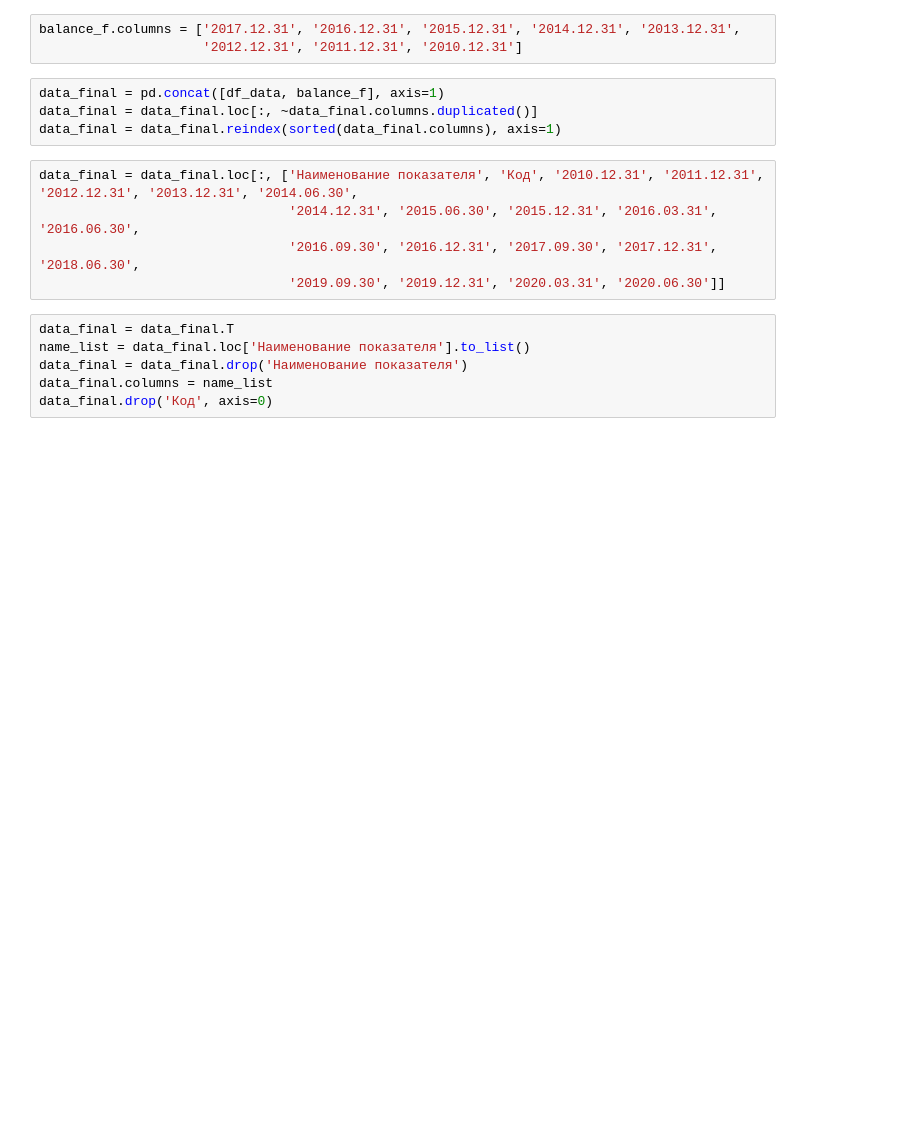
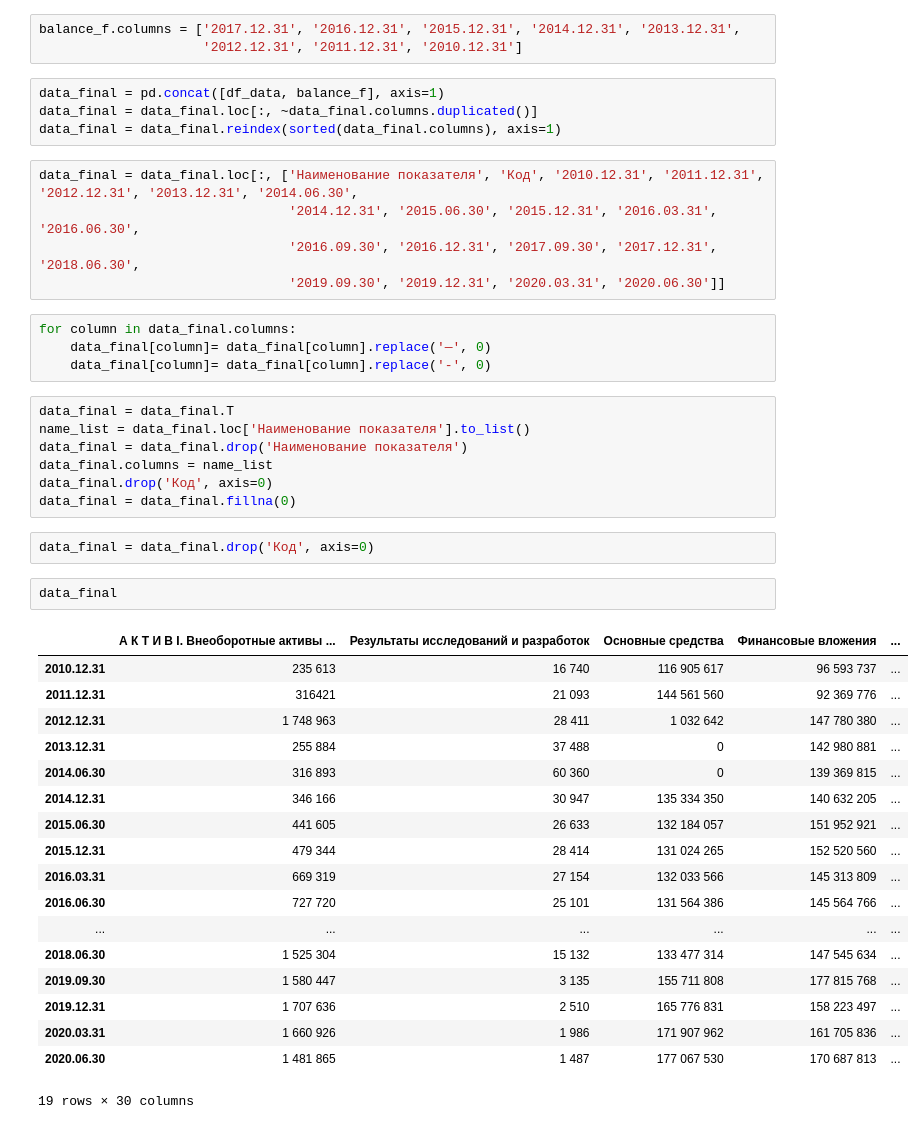
Before and after one commit to katja-n/fin_statements, a Jupyter notebook: Statements.ipynb, the cells around one changed output. Cells and saved outputs as stored; diff of their text form; blank space fills up the shorter version.

```diff
--- a/Statements.ipynb
+++ b/Statements.ipynb
@@ -146,9 +159,37 @@ data_final = data_final.loc[:, ['Наименование показателя',
                                 '2014.12.31', '2015.06.30', '2015.12.31', '2016.03.31', '2016.06.30',
                                 '2016.09.30', '2016.12.31', '2017.09.30', '2017.12.31', '2018.06.30',
                                 '2019.09.30', '2019.12.31', '2020.03.31', '2020.06.30']]
+# %%
+for column in data_final.columns:
+    data_final[column]= data_final[column].replace('—', 0)
+    data_final[column]= data_final[column].replace('-', 0)
 # %%
 data_final = data_final.T
 name_list = data_final.loc['Наименование показателя'].to_list()
 data_final = data_final.drop('Наименование показателя')
 data_final.columns = name_list
 data_final.drop('Код', axis=0)
+data_final = data_final.fillna(0)
+# %%
+data_final = data_final.drop('Код', axis=0)
+# %%
+data_final
+# %% [output]
+|  | А К Т И В I. Внеоборотные активы ... | Результаты исследований и разработок | Основные средства | Финансовые вложения | ... |
+| 2010.12.31 | 235 613 | 16 740 | 116 905 617 | 96 593 737 | ... |
+| 2011.12.31 | 316421 | 21 093 | 144 561 560 | 92 369 776 | ... |
+| 2012.12.31 | 1 748 963 | 28 411 | 1 032 642 | 147 780 380 | ... |
+| 2013.12.31 | 255 884 | 37 488 | 0 | 142 980 881 | ... |
+| 2014.06.30 | 316 893 | 60 360 | 0 | 139 369 815 | ... |
+| 2014.12.31 | 346 166 | 30 947 | 135 334 350 | 140 632 205 | ... |
+| 2015.06.30 | 441 605 | 26 633 | 132 184 057 | 151 952 921 | ... |
+| 2015.12.31 | 479 344 | 28 414 | 131 024 265 | 152 520 560 | ... |
+| 2016.03.31 | 669 319 | 27 154 | 132 033 566 | 145 313 809 | ... |
+| 2016.06.30 | 727 720 | 25 101 | 131 564 386 | 145 564 766 | ... |
+| ... | ... | ... | ... | ... | ... |
+| 2018.06.30 | 1 525 304 | 15 132 | 133 477 314 | 147 545 634 | ... |
+| 2019.09.30 | 1 580 447 | 3 135 | 155 711 808 | 177 815 768 | ... |
+| 2019.12.31 | 1 707 636 | 2 510 | 165 776 831 | 158 223 497 | ... |
+| 2020.03.31 | 1 660 926 | 1 986 | 171 907 962 | 161 705 836 | ... |
+| 2020.06.30 | 1 481 865 | 1 487 | 177 067 530 | 170 687 813 | ... |
+19 rows × 30 columns
```
Also changed, not shown: parts of 3 cells of this notebook.
